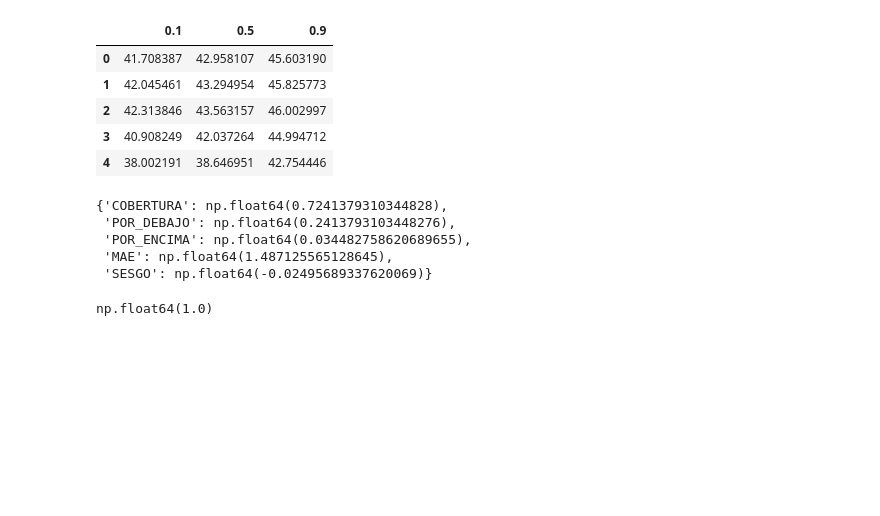
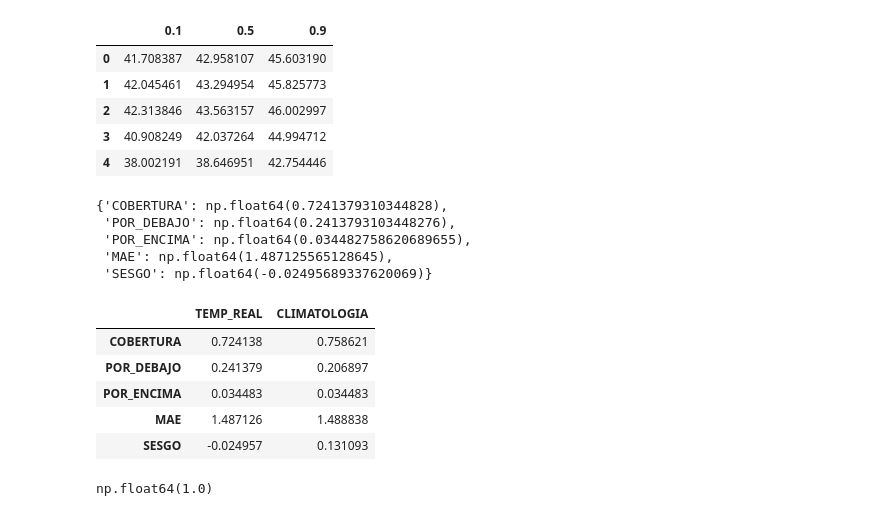
Before and after one commit to RamiF13/TFG, a Jupyter notebook: notebooks/10_validacion_temporal.ipynb, the cells around one changed output. Drawn from its saved outputs; the diff is of its cells as text; code cells hidden in the pictures; blank space fills up the shorter version.

```diff
--- a/notebooks/10_validacion_temporal.ipynb
+++ b/notebooks/10_validacion_temporal.ipynb
@@ -66,6 +89,22 @@ metricas
  'POR_ENCIMA': np.float64(0.034482758620689655),
  'MAE': np.float64(1.487125565128645),
  'SESGO': np.float64(-0.02495689337620069)}
+# %%
+cuantiles_clima = pronosticar_cuantiles(entrenamiento, prueba_clima)
+# %%
+prueba_clima["PRED_10"] = cuantiles_clima[0.1]
+prueba_clima["PRED_50"] = cuantiles_clima[0.5]
+prueba_clima["PRED_90"] = cuantiles_clima[0.9]
+# %%
+metricas_clima = metricas_bandas(prueba_clima)
+pd.DataFrame({"TEMP_REAL": metricas, "CLIMATOLOGIA": metricas_clima})
+# %% [output]
+|  | TEMP_REAL | CLIMATOLOGIA |
+| COBERTURA | 0.724138 | 0.758621 |
+| POR_DEBAJO | 0.241379 | 0.206897 |
+| POR_ENCIMA | 0.034483 | 0.034483 |
+| MAE | 1.487126 | 1.488838 |
+| SESGO | -0.024957 | 0.131093 |
 # %%
 metricas["POR_DEBAJO"] + metricas["COBERTURA"] + metricas["POR_ENCIMA"]
 # %% [output]
```
Also changed, not shown: parts of 2 cells of this notebook.
